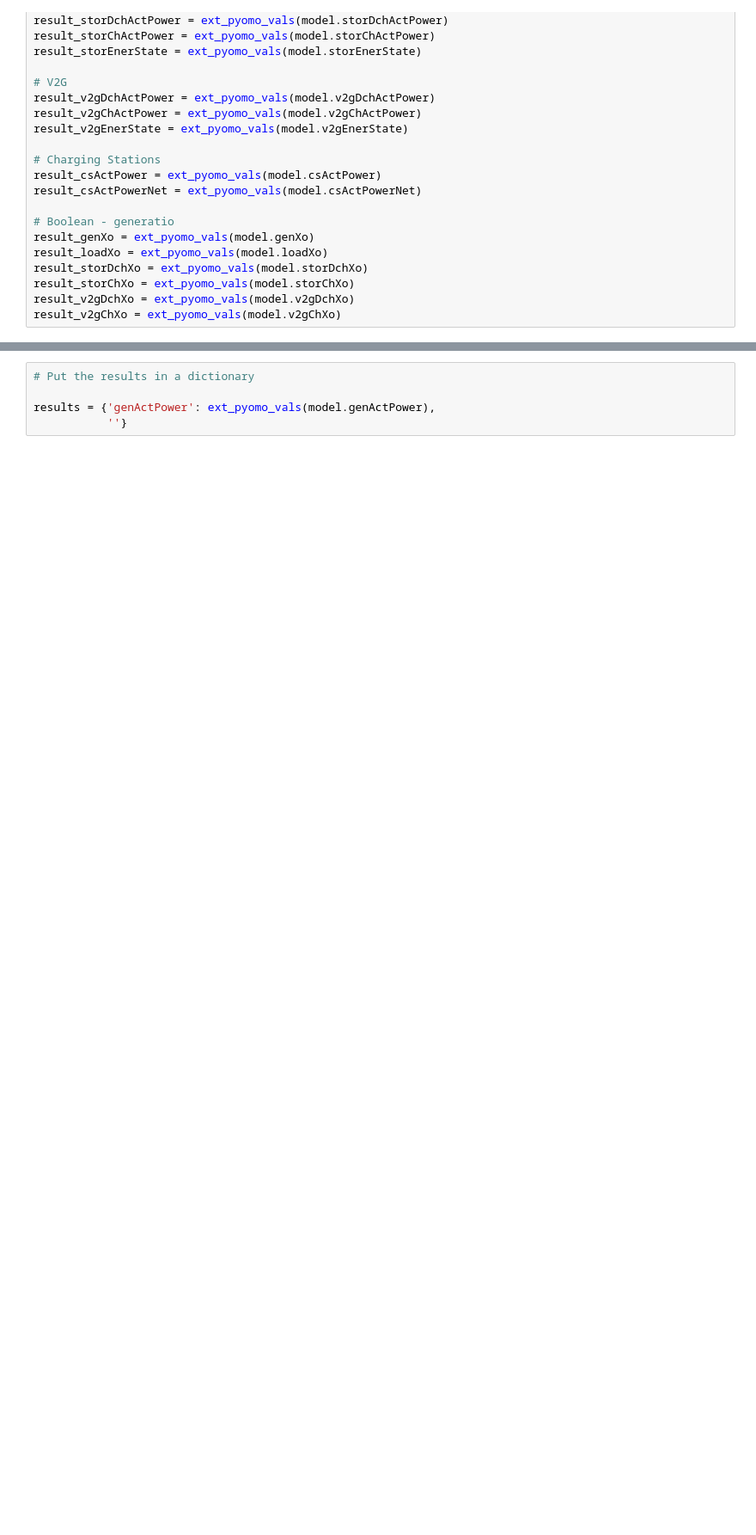
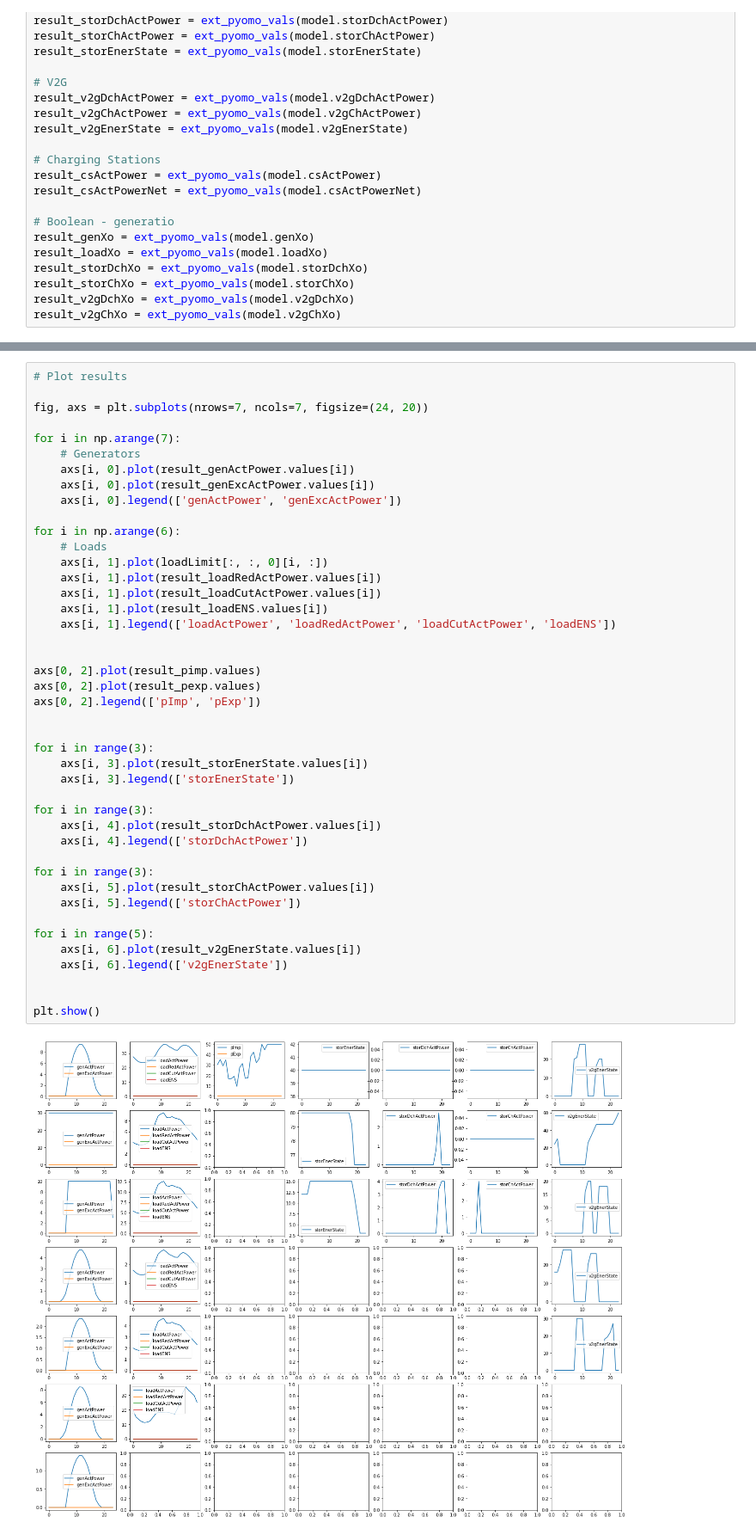
Before and after one commit to ECGomes/eso_project, a Jupyter notebook: pyomo_allConstraints.ipynb, the cells around one changed output, grey strips where cells are left out. Shown at 86% size. Saved outputs shown, nothing was run; the diff lists cells and outputs as text; blank space fills up the shorter version.

Commit message:
Plotting of LP results

```diff
--- a/pyomo_allConstraints.ipynb
+++ b/pyomo_allConstraints.ipynb
@@ -749,5 +733,45 @@ plt.show()
 # %%
-# Put the results in a dictionary
+# Plot results
 
-results = {'genActPower': ext_pyomo_vals(model.genActPower),
-           ''}
+fig, axs = plt.subplots(nrows=7, ncols=7, figsize=(24, 20))
+
+for i in np.arange(7):
+    # Generators
+    axs[i, 0].plot(result_genActPower.values[i])
+    axs[i, 0].plot(result_genExcActPower.values[i])
+    axs[i, 0].legend(['genActPower', 'genExcActPower'])
+
+for i in np.arange(6):
+    # Loads
+    axs[i, 1].plot(loadLimit[:, :, 0][i, :])
+    axs[i, 1].plot(result_loadRedActPower.values[i])
+    axs[i, 1].plot(result_loadCutActPower.values[i])
+    axs[i, 1].plot(result_loadENS.values[i])
+    axs[i, 1].legend(['loadActPower', 'loadRedActPower', 'loadCutActPower', 'loadENS'])
+
+
+axs[0, 2].plot(result_pimp.values)
+axs[0, 2].plot(result_pexp.values)
+axs[0, 2].legend(['pImp', 'pExp'])
+
+
+for i in range(3):
+    axs[i, 3].plot(result_storEnerState.values[i])
+    axs[i, 3].legend(['storEnerState'])
+
+for i in range(3):
+    axs[i, 4].plot(result_storDchActPower.values[i])
+    axs[i, 4].legend(['storDchActPower'])
+
+for i in range(3):
+    axs[i, 5].plot(result_storChActPower.values[i])
+    axs[i, 5].legend(['storChActPower'])
+
+for i in range(5):
+    axs[i, 6].plot(result_v2gEnerState.values[i])
+    axs[i, 6].legend(['v2gEnerState'])
+
+
+plt.show()
+# %% [output]
+[figure, added]
```
Also changed, not shown: parts of 4 cells of this notebook.
